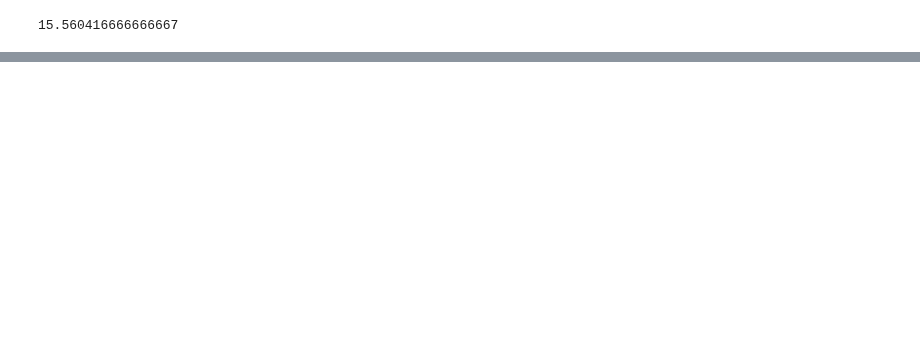
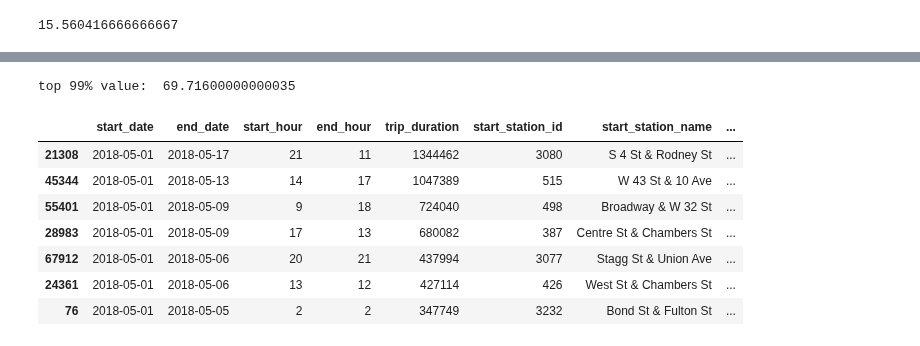
Before and after one commit to tiod0611/practice_language, a Jupyter notebook: python/시각화/초심자를_위한_데이터_시각화/notebook.ipynb, the cells around one changed output, grey strips where cells are left out. Cells and saved outputs as stored; diff of their text form; code cells hidden in the pictures; blank space fills up the shorter version.

```diff
--- a/python/시각화/초심자를_위한_데이터_시각화/notebook.ipynb
+++ b/python/시각화/초심자를_위한_데이터_시각화/notebook.ipynb
@@ -167,0 +229,19 @@ Name: trip_duration_min, dtype: float64
+# %%
+# 상위 99% 값을 cut_point로 지정
+cut_point = df['trip_duration_min'].quantile(0.99)
+print('top 99% value: ', cut_point)
+
+df_cut_99 = df[df['trip_duration_min'] < cut_point]
+# %% [output]
+top 99% value:  69.71600000000035
+# %%
+df[df['trip_duration_min']>5000].sort_values('trip_duration_min', ascending=False)
+# %% [output]
+|  | start_date | end_date | start_hour | end_hour | trip_duration | start_station_id | start_station_name | ... |
+| 21308 | 2018-05-01 | 2018-05-17 | 21 | 11 | 1344462 | 3080 | S 4 St & Rodney St | ... |
+| 45344 | 2018-05-01 | 2018-05-13 | 14 | 17 | 1047389 | 515 | W 43 St & 10 Ave | ... |
+| 55401 | 2018-05-01 | 2018-05-09 | 9 | 18 | 724040 | 498 | Broadway & W 32 St | ... |
+| 28983 | 2018-05-01 | 2018-05-09 | 17 | 13 | 680082 | 387 | Centre St & Chambers St | ... |
+| 67912 | 2018-05-01 | 2018-05-06 | 20 | 21 | 437994 | 3077 | Stagg St & Union Ave | ... |
+| 24361 | 2018-05-01 | 2018-05-06 | 13 | 12 | 427114 | 426 | West St & Chambers St | ... |
+| 76 | 2018-05-01 | 2018-05-05 | 2 | 2 | 347749 | 3232 | Bond St & Fulton St | ... |
```
Also changed, not shown: parts of 20 cells of this notebook.
